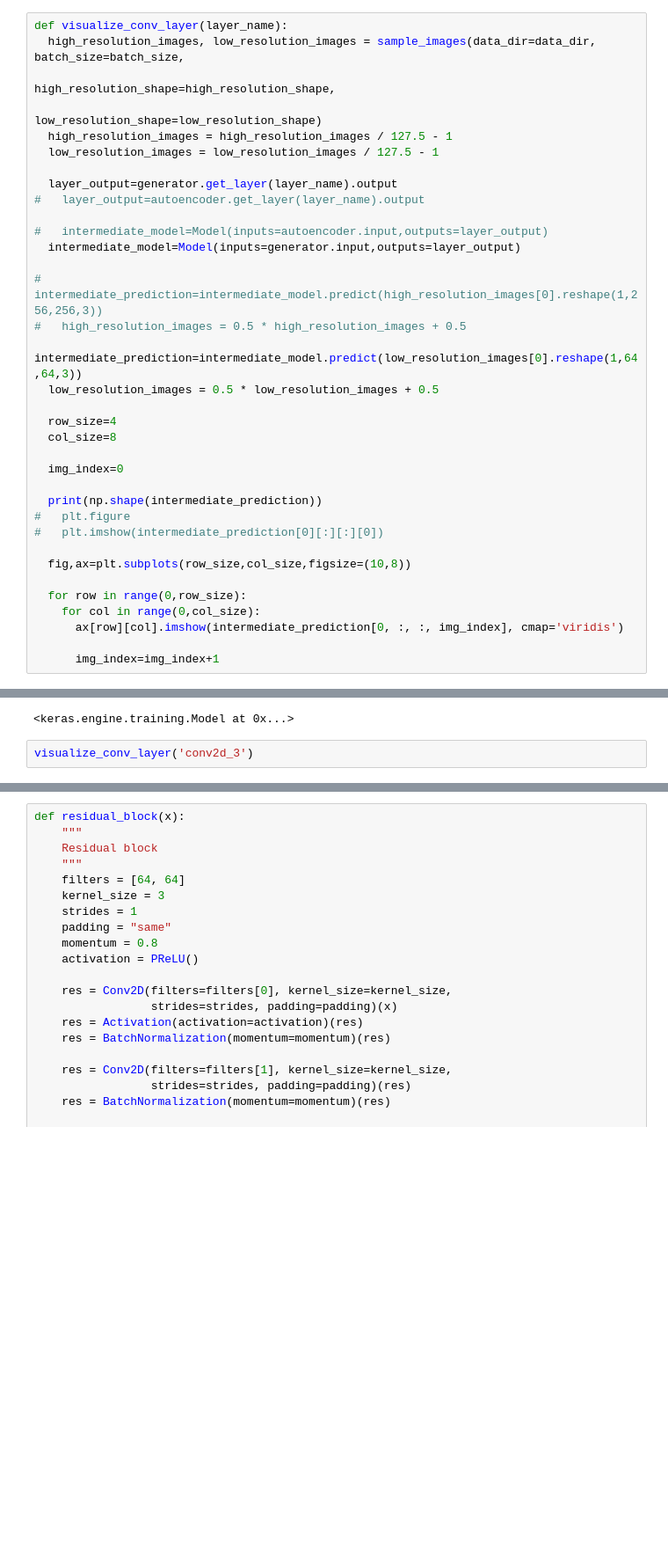
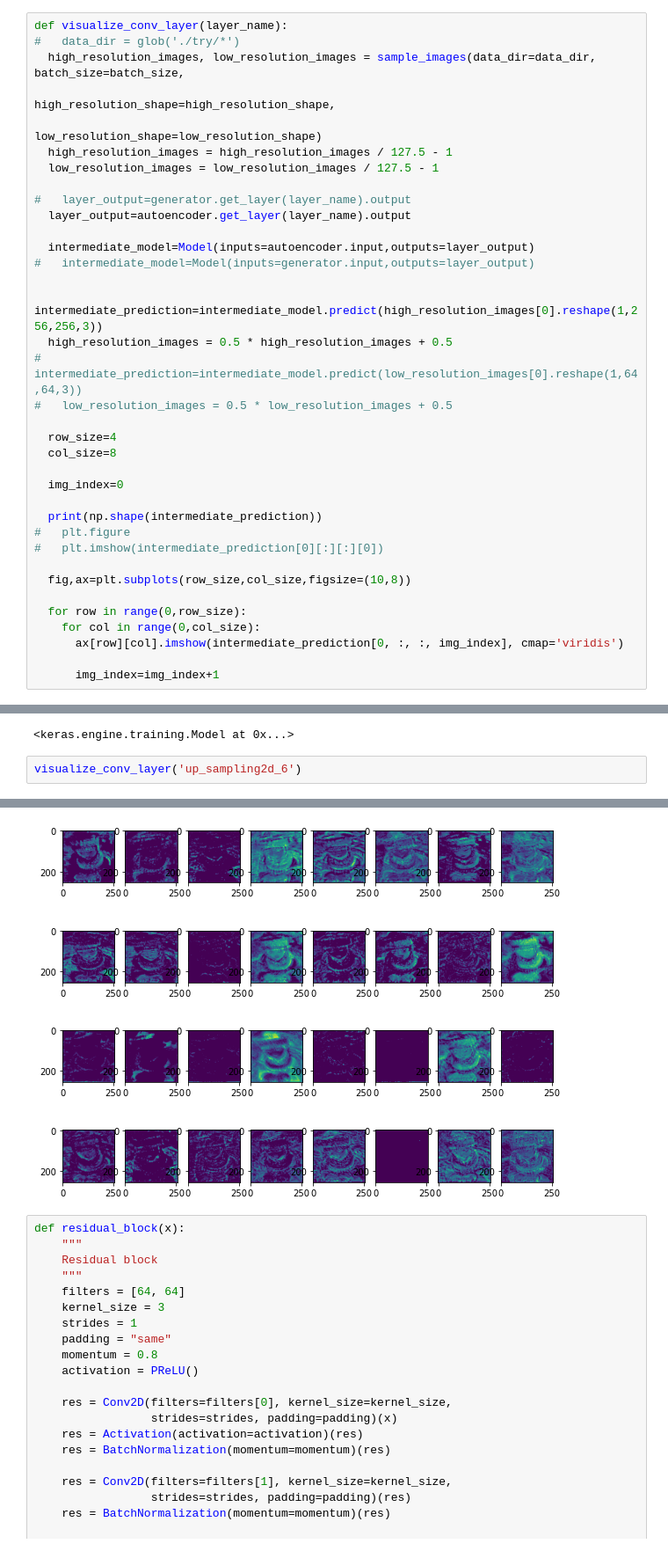
Before and after one commit to yasseriz/SRGAN, a Jupyter notebook: Autoencoder_trial.ipynb, the cells around one changed output, grey strips where cells are left out. Shown: that part at 88% size. Drawn from its saved outputs; the diff is of its cells as text; blank space fills up the shorter version.

```diff
--- a/Autoencoder_trial.ipynb
+++ b/Autoencoder_trial.ipynb
@@ -287,22 +301,23 @@ for epoch in range(epochs):
 # tb.on_train_end(None)
 # %%
 def visualize_conv_layer(layer_name):
+#   data_dir = glob('./try/*')
   high_resolution_images, low_resolution_images = sample_images(data_dir=data_dir, batch_size=batch_size,
                                                                               high_resolution_shape=high_resolution_shape,
                                                                               low_resolution_shape=low_resolution_shape)
   high_resolution_images = high_resolution_images / 127.5 - 1
   low_resolution_images = low_resolution_images / 127.5 - 1
 
-  layer_output=generator.get_layer(layer_name).output
-#   layer_output=autoencoder.get_layer(layer_name).output
+#   layer_output=generator.get_layer(layer_name).output
+  layer_output=autoencoder.get_layer(layer_name).output
 
-#   intermediate_model=Model(inputs=autoencoder.input,outputs=layer_output)
-  intermediate_model=Model(inputs=generator.input,outputs=layer_output)
+  intermediate_model=Model(inputs=autoencoder.input,outputs=layer_output)
+#   intermediate_model=Model(inputs=generator.input,outputs=layer_output)
 
-#   intermediate_prediction=intermediate_model.predict(high_resolution_images[0].reshape(1,256,256,3))
-#   high_resolution_images = 0.5 * high_resolution_images + 0.5
-  intermediate_prediction=intermediate_model.predict(low_resolution_images[0].reshape(1,64,64,3))
-  low_resolution_images = 0.5 * low_resolution_images + 0.5
+  intermediate_prediction=intermediate_model.predict(high_resolution_images[0].reshape(1,256,256,3))
+  high_resolution_images = 0.5 * high_resolution_images + 0.5
+#   intermediate_prediction=intermediate_model.predict(low_resolution_images[0].reshape(1,64,64,3))
+#   low_resolution_images = 0.5 * low_resolution_images + 0.5
 
   row_size=4
   col_size=8
@@ -329,4 +344,5 @@ Model(inputs=autoencoder.input,outputs=autoencoder.get_layer('conv2d_3').output)
 # %% [output]
 <keras.engine.training.Model at 0x...>
 # %%
-visualize_conv_layer('conv2d_3')
+visualize_conv_layer('up_sampling2d_6')
+# %% [output]
@@ -333,3 +357,4 @@ visualize_conv_layer('conv2d_3')
+[figure, added]
 # %%
 def residual_block(x):
     """
```
Also changed, not shown: parts of 18 cells of this notebook.
